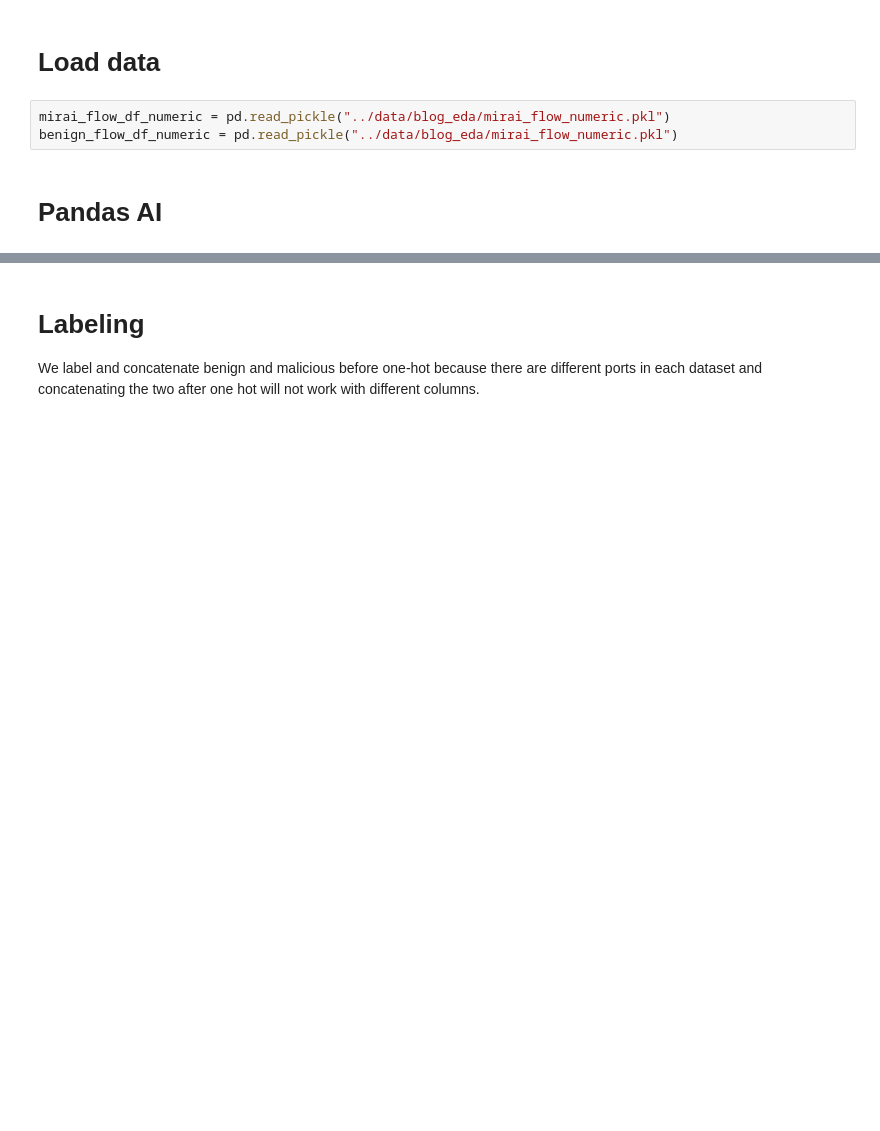
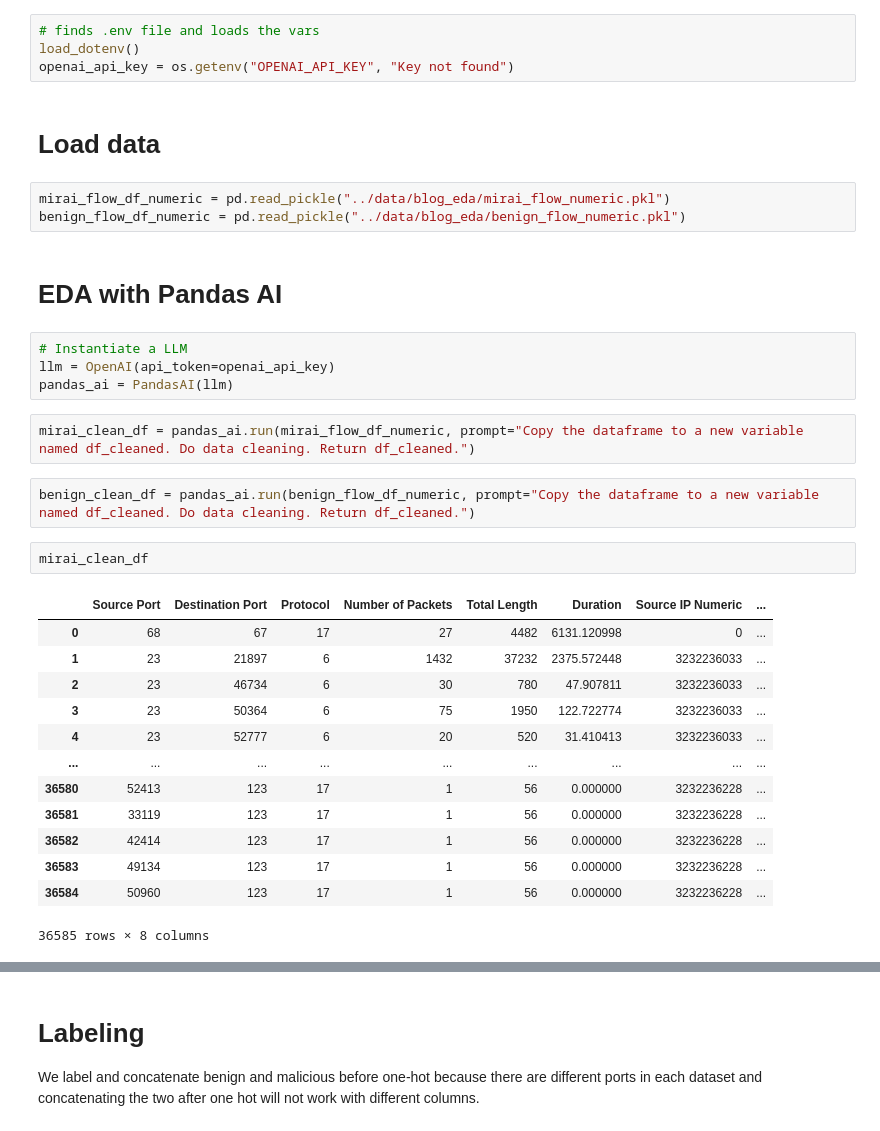
Before and after one commit to mundruid/cyber-ml, a Jupyter notebook: cyber_ml/blog_eda_3.ipynb, the cells around one changed output, grey strips where cells are left out. Saved outputs shown, nothing was run; the diff lists cells and outputs as text; blank space fills up the shorter version.

```diff
--- a/cyber_ml/blog_eda_3.ipynb
+++ b/cyber_ml/blog_eda_3.ipynb
@@ -16,7 +22,35 @@ from gensim.utils import simple_preprocess
+# %%
+# finds .env file and loads the vars
+load_dotenv()
+openai_api_key = os.getenv("OPENAI_API_KEY", "Key not found")
 # %% [markdown]
 # Load data
 # %%
 mirai_flow_df_numeric = pd.read_pickle("../data/blog_eda/mirai_flow_numeric.pkl")
-benign_flow_df_numeric = pd.read_pickle("../data/blog_eda/mirai_flow_numeric.pkl")
+benign_flow_df_numeric = pd.read_pickle("../data/blog_eda/benign_flow_numeric.pkl")
 # %% [markdown]
-# Pandas AI
+# EDA with Pandas AI
+# %%
+# Instantiate a LLM
+llm = OpenAI(api_token=openai_api_key)
+pandas_ai = PandasAI(llm)
+# %%
+mirai_clean_df = pandas_ai.run(mirai_flow_df_numeric, prompt="Copy the dataframe to a new variable named df_cleaned. Do data cleaning. Return df_cleaned.")
+# %%
+benign_clean_df = pandas_ai.run(benign_flow_df_numeric, prompt="Copy the dataframe to a new variable named df_cleaned. Do data cleaning. Return df_cleaned.")
+# %%
+mirai_clean_df
+# %% [output]
+|  | Source Port | Destination Port | Protocol | Number of Packets | Total Length | Duration | Source IP Numeric | ... |
+| 0 | 68 | 67 | 17 | 27 | 4482 | 6131.120998 | 0 | ... |
+| 1 | 23 | 21897 | 6 | 1432 | 37232 | 2375.572448 | 3232236033 | ... |
+| 2 | 23 | 46734 | 6 | 30 | 780 | 47.907811 | 3232236033 | ... |
+| 3 | 23 | 50364 | 6 | 75 | 1950 | 122.722774 | 3232236033 | ... |
+| 4 | 23 | 52777 | 6 | 20 | 520 | 31.410413 | 3232236033 | ... |
+| ... | ... | ... | ... | ... | ... | ... | ... | ... |
+| 36580 | 52413 | 123 | 17 | 1 | 56 | 0.000000 | 3232236228 | ... |
+| 36581 | 33119 | 123 | 17 | 1 | 56 | 0.000000 | 3232236228 | ... |
+| 36582 | 42414 | 123 | 17 | 1 | 56 | 0.000000 | 3232236228 | ... |
+| 36583 | 49134 | 123 | 17 | 1 | 56 | 0.000000 | 3232236228 | ... |
+| 36584 | 50960 | 123 | 17 | 1 | 56 | 0.000000 | 3232236228 | ... |
+36585 rows × 8 columns
```
Also changed, not shown: parts of 19 cells of this notebook, 3 other files.
